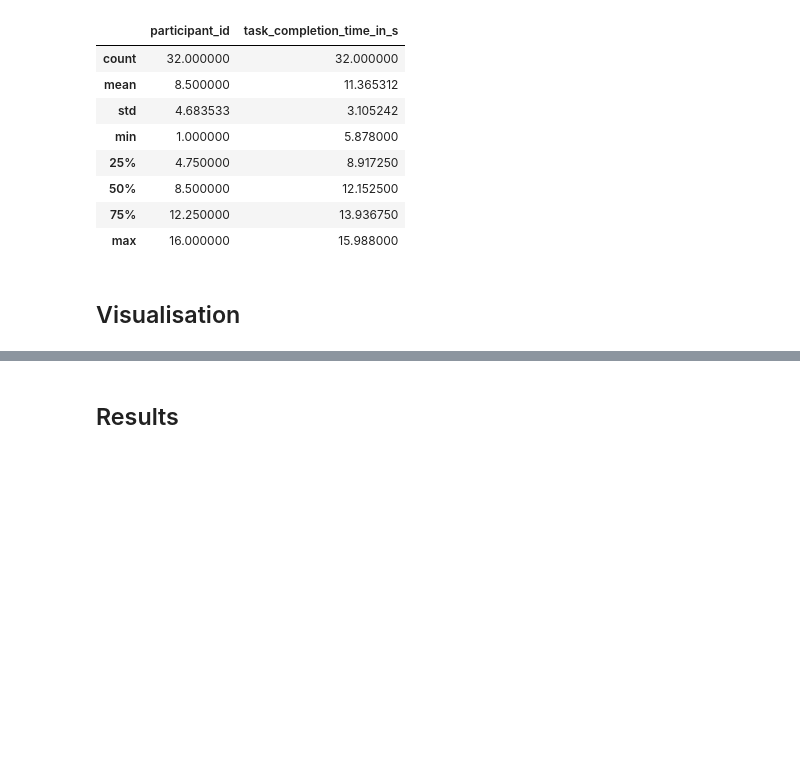
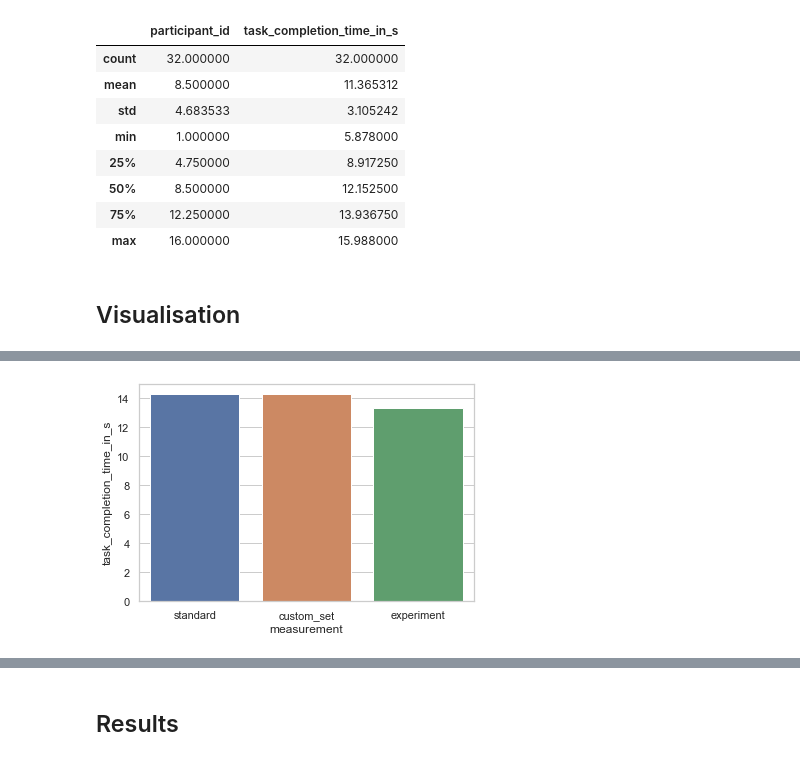
Before and after one commit to ITT-21SS-UR/assignment6-modellinginteraction-sc2, a Jupyter notebook: klm_report.ipynb, the cells around one changed output, grey strips where cells are left out. Drawn from its saved outputs; the diff is of its cells as text; code cells hidden in the pictures; blank space fills up the shorter version.

```diff
--- a/klm_report.ipynb
+++ b/klm_report.ipynb
@@ -242,0 +245,9 @@ plt.show()
+# %%
+sns.set_theme(style = "whitegrid")
+data_task_b = compare_task_times[compare_task_times[TASK] == TASK_B]
+ax = sns.barplot(x = data_task_b["measurement"], y = data_task_b[TASK_COMPLETION_TIME], data = data_task_b)
+plt.xticks([0, 1, 2], ['standard', 'custom_set', 'experiment'])
+
+plt.show()
+# %% [output]
+[figure, added]
```
Also changed, not shown: parts of 10 cells of this notebook, 2 other files.
